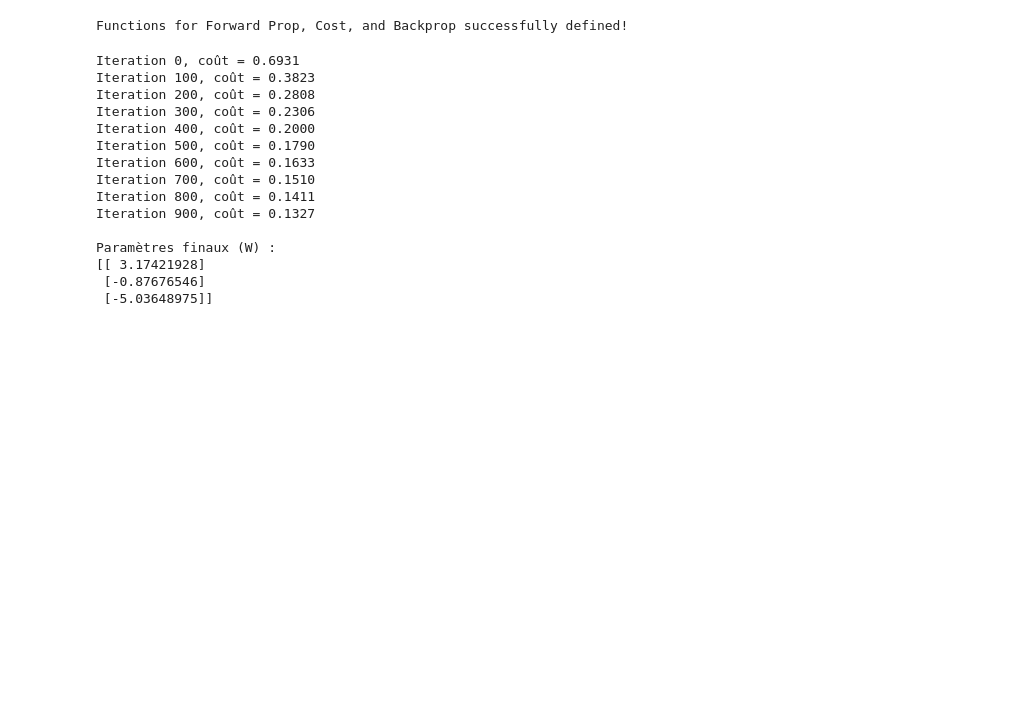
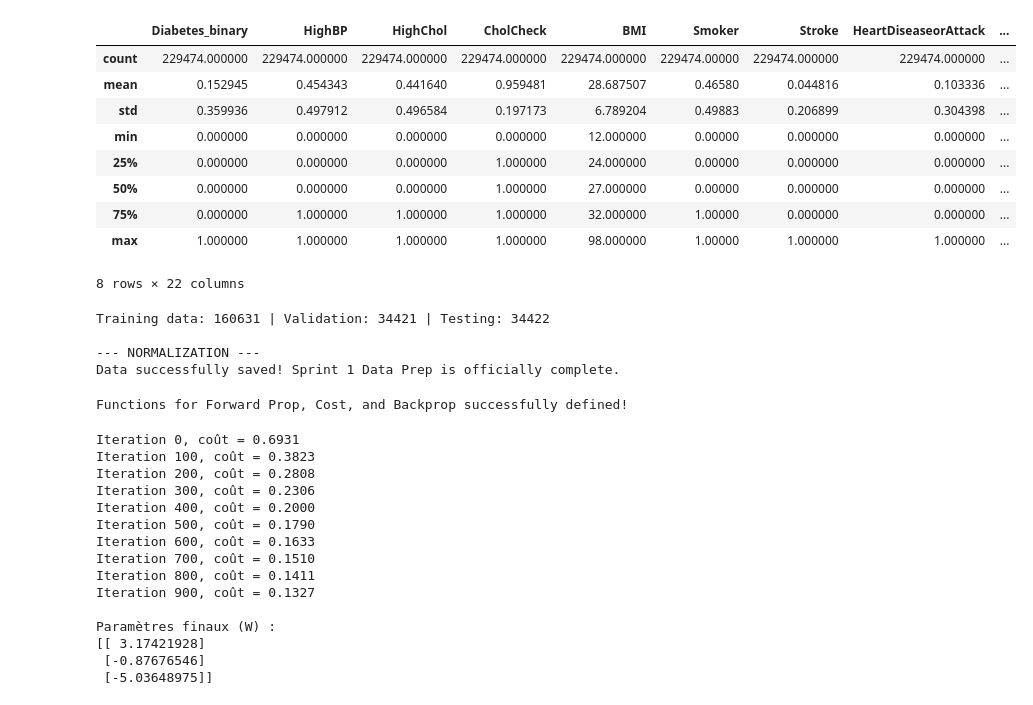
Before and after one commit to Huzaifa1102/Diabetes_Predictor, a Jupyter notebook: Diabetes_Project.ipynb, the cells around one changed output. Cells and saved outputs as stored; diff of their text form; code cells hidden in the pictures; blank space fills up the shorter version.

Commit message:
fix(sprint1): complete all deliverable 1 rubric requirements including typing, null handling, quantitative EDA, and normalization

```diff
--- a/Diabetes_Project.ipynb
+++ b/Diabetes_Project.ipynb
@@ -2,38 +2,63 @@
 import kagglehub
 import numpy as np
 import pandas as pd
-import seaborn as sns
-import matplotlib.pyplot as plt
 import os
 from sklearn.model_selection import train_test_split
+from sklearn.preprocessing import StandardScaler
 
-# Download latest version
+# --- 1. LOADING DATA ---
 path = kagglehub.dataset_download("alexteboul/diabetes-health-indicators-dataset")
-
-print("Path to dataset files:", path)
-
 file_path = os.path.join(path, "diabetes_012_health_indicators_BRFSS2015.csv")
 df = pd.read_csv(file_path)
 
-#converting 0 and 1s to 0 and 2s to 1
 df["Diabetes_012"] = df["Diabetes_012"].replace({1:0,2:1})
-print("New distribution according to 0,1 only:\n", df["Diabetes_012"].value_counts(normalize = True))
 df = df.rename(columns={"Diabetes_012": "Diabetes_binary"})
 
-#removing duplicate entries
-print("Total number of duplicates:\n", df.duplicated().sum())
-df = df.drop_duplicates()
-print(f"After removing duplicates:\n {df.shape}")
+# --- 2. CLEANING: DUPLICATES & MISSING VALUES ---
+print("--- CLEANING ---")
+print("Missing values before cleaning:\n", df.isnull().sum().sum())
+df = df.dropna() # Fulfills "handling of missing values"
 
-#X and y variables
+print("Total number of duplicates:", df.duplicated().sum())
+df = df.drop_duplicates() # Fulfills "cleaning of duplicates"
+print(f"Shape after cleaning: {df.shape}\n")
+
+# --- 3. TYPING OF VARIABLES ---
+print("--- TYPING OF VARIABLES ---")
+# Fulfills "Typing of variables" by converting float64 to int32 to save memory
+df = df.astype('int32')
+print(df.dtypes.head(5), "\n")
+
+# --- 4. QUANTITATIVE EXPLORATORY ANALYSIS ---
+print("--- QUANTITATIVE EDA ---")
+# Fulfills "Quantitative exploratory analysis" (Statistical distribution)
+display(df.describe())
+
+# --- 5. SEPARATION (X and y) ---
 X = df.drop("Diabetes_binary", axis = 1)
 y = df["Diabetes_binary"]
 
-#training testing split
+# --- 6. SPLITTING THE DATASET ---
 X_train, X_validtest, y_train, y_validtest = train_test_split(X, y, test_size = 0.3, random_state = 42, stratify = y)
+X_val, X_test, y_val, y_test = train_test_split(X_validtest, y_validtest, test_size=0.5, random_state=42, stratify=y_validtest)
+print(f"Training data: {X_train.shape[0]} | Validation: {X_val.shape[0]} | Testing: {X_test.shape[0]}\n")
 
-#splitting into validation and testing
-X_val, X_test, y_val, y_test = train_test_split(X_validtest, y_validtest, test_size=0.5, random_state=42, stratify=y_validtest)
+# --- 7. NORMALIZATION ---
+print("--- NORMALIZATION ---")
+continuous_cols = ['BMI', 'PhysHlth', 'MentHlth']
+scaler = StandardScaler()
+X_train[continuous_cols] = scaler.fit_transform(X_train[continuous_cols])
+X_val[continuous_cols] = scaler.transform(X_val[continuous_cols])
+X_test[continuous_cols] = scaler.transform(X_test[continuous_cols])
 
-print(f"Training data size: {X_train.shape[0]} & Validation data size: {X_val.shape[0]} & Testing data size: {X_test.shape[0]}")
+# --- 8. SAVING CLEANED DATASET ---
+os.makedirs('data_clean', exist_ok=True)
+X_train.to_csv('data_clean/X_train.csv', index=False)
+X_val.to_csv('data_clean/X_val.csv', index=False)
+X_test.to_csv('data_clean/X_test.csv', index=False)
+y_train.to_csv('data_clean/y_train.csv', index=False)
+y_val.to_csv('data_clean/y_val.csv', index=False)
+y_test.to_csv('data_clean/y_test.csv', index=False)
+
+print("Data successfully saved! Sprint 1 Data Prep is officially complete.")
 # %% [output]
@@ -51,3 +80,17 @@ Training data size: 160631 & Validation data size: 34421 & Testing data size: 34
+|  | Diabetes_binary | HighBP | HighChol | CholCheck | BMI | Smoker | Stroke | HeartDiseaseorAttack | ... |
+| count | 229474.000000 | 229474.000000 | 229474.000000 | 229474.000000 | 229474.000000 | 229474.00000 | 229474.000000 | 229474.000000 | ... |
+| mean | 0.152945 | 0.454343 | 0.441640 | 0.959481 | 28.687507 | 0.46580 | 0.044816 | 0.103336 | ... |
+| std | 0.359936 | 0.497912 | 0.496584 | 0.197173 | 6.789204 | 0.49883 | 0.206899 | 0.304398 | ... |
+| min | 0.000000 | 0.000000 | 0.000000 | 0.000000 | 12.000000 | 0.00000 | 0.000000 | 0.000000 | ... |
+| 25% | 0.000000 | 0.000000 | 0.000000 | 1.000000 | 24.000000 | 0.00000 | 0.000000 | 0.000000 | ... |
+| 50% | 0.000000 | 0.000000 | 0.000000 | 1.000000 | 27.000000 | 0.00000 | 0.000000 | 0.000000 | ... |
+| 75% | 0.000000 | 1.000000 | 1.000000 | 1.000000 | 32.000000 | 1.00000 | 0.000000 | 0.000000 | ... |
+| max | 1.000000 | 1.000000 | 1.000000 | 1.000000 | 98.000000 | 1.00000 | 1.000000 | 1.000000 | ... |
+8 rows × 22 columns
+Training data: 160631 | Validation: 34421 | Testing: 34422
+
+--- NORMALIZATION ---
+Data successfully saved! Sprint 1 Data Prep is officially complete.
 # %%
 import numpy as np
 
```
Also changed, not shown: parts of 2 cells of this notebook, 1 other file.
